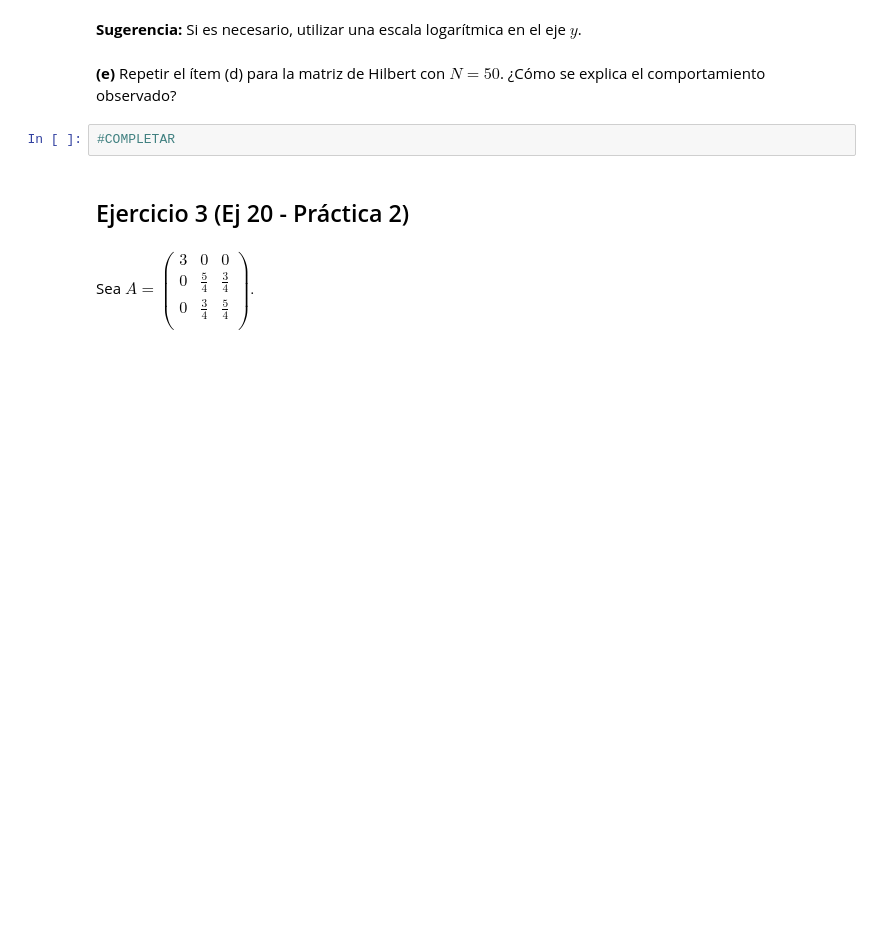
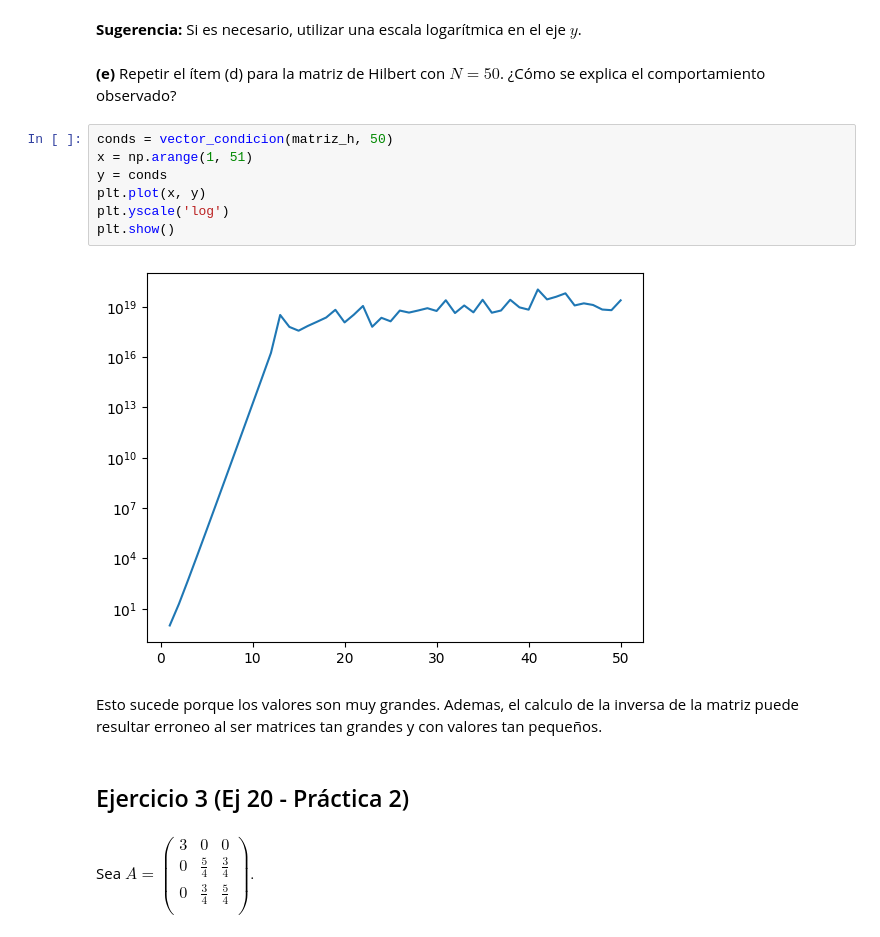
Before and after one commit to pedrofuentes79/ALC-UBA, a Jupyter notebook: labo4/labo04_nro_de_condicion.ipynb, the cells around one changed output. Saved outputs shown, nothing was run; the diff lists cells and outputs as text; blank space fills up the shorter version.

```diff
--- a/labo4/labo04_nro_de_condicion.ipynb
+++ b/labo4/labo04_nro_de_condicion.ipynb
@@ -93,8 +154,17 @@ plt.show()
 **Sugerencia:** Si es necesario, utilizar una escala logarítmica en el eje $y$.
 # %% [markdown]
 **(e)** Repetir el ítem (d) para la matriz de Hilbert con $N=50$. ¿Cómo se explica el comportamiento observado?
-# %%
-#COMPLETAR
+# %%
+conds = vector_condicion(matriz_h, 50)
+x = np.arange(1, 51)
+y = conds
+plt.plot(x, y)
+plt.yscale('log')
+plt.show()
+# %% [output]
+[figure, added]
+# %% [markdown]
+Esto sucede porque los valores son muy grandes. Ademas, el calculo de la inversa de la matriz puede resultar erroneo al ser matrices tan grandes y con valores tan pequeños.
 # %% [markdown]
 ## Ejercicio 3 (Ej 20 - Práctica 2)
 # %% [markdown]
```
Also changed, not shown: parts of 17 cells of this notebook.
